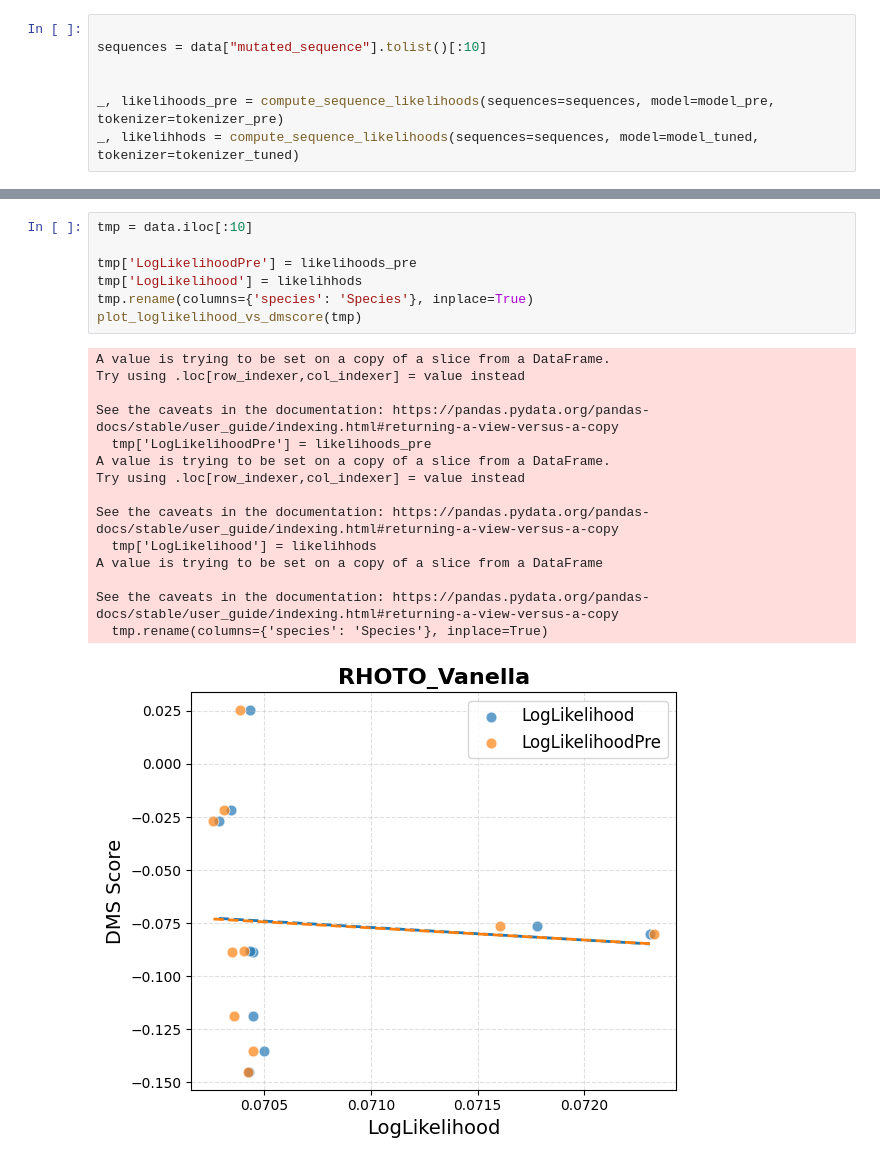
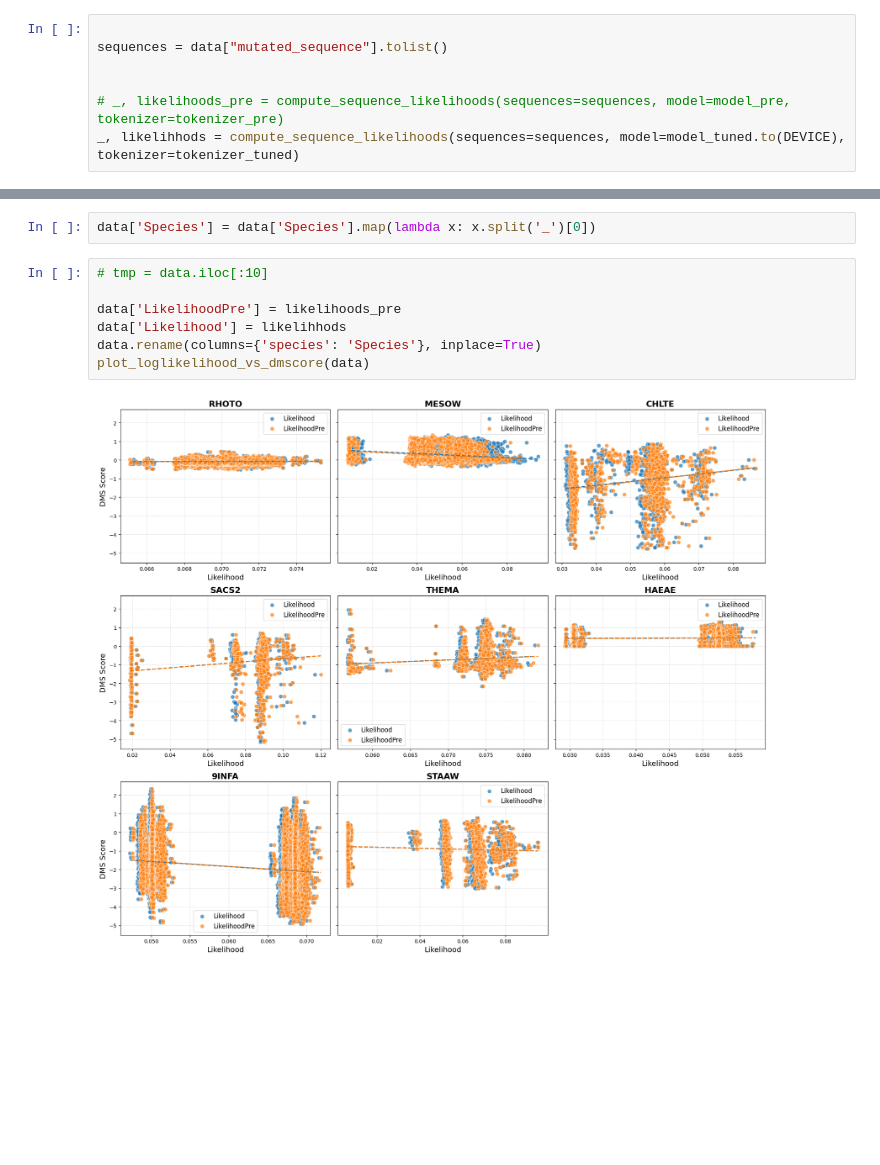
Before and after one commit to zoo-tranform-foundation-models/ZooTransform, a Jupyter notebook: validations.ipynb, the cells around one changed output, grey strips where cells are left out. Drawn from its saved outputs; the diff is of its cells as text; blank space fills up the shorter version.

```diff
--- a/validations.ipynb
+++ b/validations.ipynb
@@ -94,7 +76,7 @@ Resizing lm_head.bias: 33 → 45
 # %%
 
-sequences = data["mutated_sequence"].tolist()[:10]
+sequences = data["mutated_sequence"].tolist()
 
 
-_, likelihoods_pre = compute_sequence_likelihoods(sequences=sequences, model=model_pre, tokenizer=tokenizer_pre)
-_, likelihhods = compute_sequence_likelihoods(sequences=sequences, model=model_tuned, tokenizer=tokenizer_tuned)
+# _, likelihoods_pre = compute_sequence_likelihoods(sequences=sequences, model=model_pre, tokenizer=tokenizer_pre)
+_, likelihhods = compute_sequence_likelihoods(sequences=sequences, model=model_tuned.to(DEVICE), tokenizer=tokenizer_tuned)
@@ -130,23 +142,11 @@ EsmTokenizer(name_or_path='./finetuned20', vocab_size=33, model_max_length=10000
+# %%
+data['Species'] = data['Species'].map(lambda x: x.split('_')[0])
 # %%
-tmp = data.iloc[:10]
+# tmp = data.iloc[:10]
 
-tmp['LogLikelihoodPre'] = likelihoods_pre
-tmp['LogLikelihood'] = likelihhods
-tmp.rename(columns={'species': 'Species'}, inplace=True)
-plot_loglikelihood_vs_dmscore(tmp)
+data['LikelihoodPre'] = likelihoods_pre
+data['Likelihood'] = likelihhods
+data.rename(columns={'species': 'Species'}, inplace=True)
+plot_loglikelihood_vs_dmscore(data)
 # %% [output]
-A value is trying to be set on a copy of a slice from a DataFrame.
-Try using .loc[row_indexer,col_indexer] = value instead
-
-See the caveats in the documentation: https://pandas.pydata.org/pandas-docs/stable/user_guide/indexing.html#returning-a-view-versus-a-copy
-  tmp['LogLikelihoodPre'] = likelihoods_pre
-A value is trying to be set on a copy of a slice from a DataFrame.
-Try using .loc[row_indexer,col_indexer] = value instead
-
-See the caveats in the documentation: https://pandas.pydata.org/pandas-docs/stable/user_guide/indexing.html#returning-a-view-versus-a-copy
-  tmp['LogLikelihood'] = likelihhods
-A value is trying to be set on a copy of a slice from a DataFrame
-
-See the caveats in the documentation: https://pandas.pydata.org/pandas-docs/stable/user_guide/indexing.html#returning-a-view-versus-a-copy
-  tmp.rename(columns={'species': 'Species'}, inplace=True)
-[figure, old version]
+[figure, new version]
```
Also changed, not shown: parts of 7 cells of this notebook, 2 other files.
